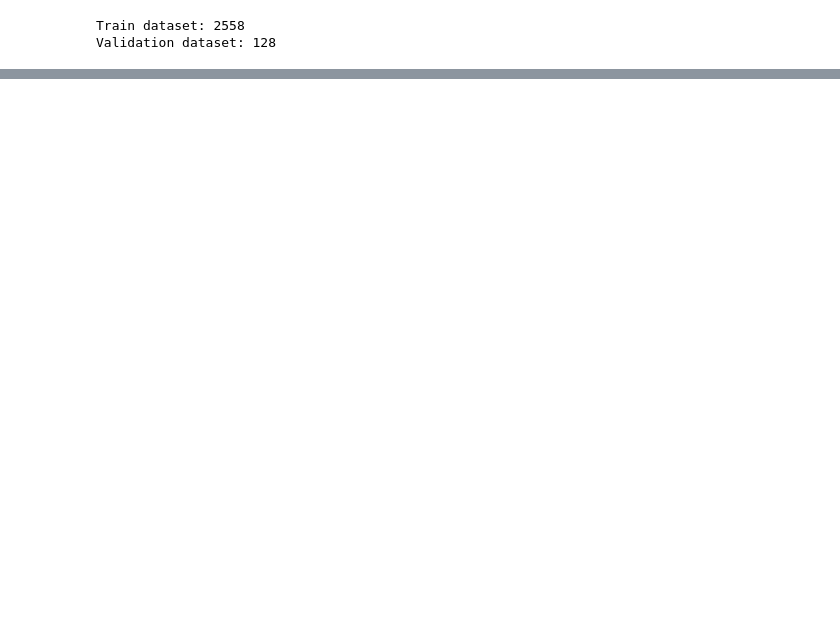
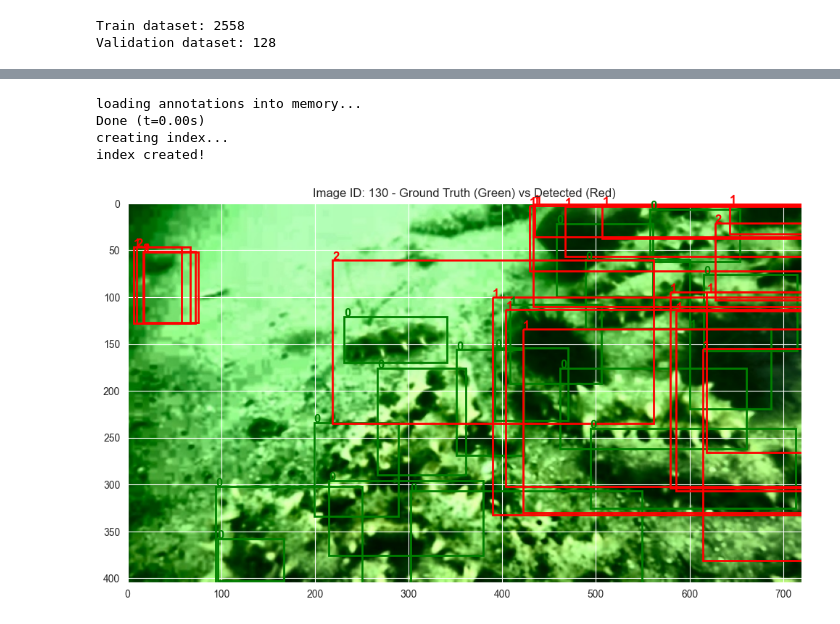
Before and after one commit to tommcamm/aut-deep-leaning, a Jupyter notebook: project/Python/VGG16.ipynb, the cells around one changed output, grey strips where cells are left out. Cells and saved outputs as stored; diff of their text form; code cells hidden in the pictures; blank space fills up the shorter version.

```diff
--- a/project/Python/VGG16.ipynb
+++ b/project/Python/VGG16.ipynb
@@ -235,0 +282,63 @@ KeyError: 'image_id'
+# %%
+import json
+import matplotlib.pyplot as plt
+import matplotlib.patches as patches
+from PIL import Image
+from pycocotools.coco import COCO
+
+# Function to load COCO annotations for a specific image
+def load_annotations(coco, image_id):
+    ann_ids = coco.getAnnIds(imgIds=image_id)
+    annotations = coco.loadAnns(ann_ids)
+    boxes = [ann['bbox'] for ann in annotations]
+    categories = [ann['category_id'] for ann in annotations]
+    return boxes, categories
+
+# Function to plot ground truth and detected bounding boxes with category IDs
+def plot_image_with_boxes(image_path, ground_truth_boxes, ground_truth_labels, detected_boxes, detected_labels, title):
+    img = Image.open(image_path).convert("RGB")
+    fig, ax = plt.subplots(1, figsize=(12, 8))
+    ax.imshow(img)
+
+    for box, label in zip(ground_truth_boxes, ground_truth_labels):
+        xmin, ymin, width, height = box
+        rect = patches.Rectangle((xmin, ymin), width, height, linewidth=2, edgecolor='g', facecolor='none')
+        ax.add_patch(rect)
+        plt.text(xmin, ymin, f'{label}', color='g', fontsize=12, weight='bold')
+
+    for box, label in zip(detected_boxes, detected_labels):
+        xmin, ymin, width, height = box
+        rect = patches.Rectangle((xmin, ymin), width, height, linewidth=2, edgecolor='r', facecolor='none')
+        ax.add_patch(rect)
+        plt.text(xmin, ymin, f'{label}', color='r', fontsize=12, weight='bold')
+
+    plt.title(title)
+    plt.show()
+
+# Load COCO validation annotations
+coco = COCO(val_annFile)
+
+# Load detection results
+with open("results.json") as f:
+    detection_results = json.load(f)
+
+# Select an image to visualize (you can choose any image ID)
+image_id = detection_results[15]['image_id']
+image_info = coco.loadImgs(image_id)[0]
+image_path = os.path.join(val_root, image_info['file_name'])
+
+# Load ground truth boxes and labels
+ground_truth_boxes, ground_truth_labels = load_annotations(coco, image_id)
+
+# Load detected boxes and labels
+detected_boxes = [res['bbox'] for res in detection_results if res['image_id'] == image_id]
+detected_labels = [res['category_id'] for res in detection_results if res['image_id'] == image_id]
+
+# Plot the image with ground truth and detected boxes and labels
+plot_image_with_boxes(image_path, ground_truth_boxes, ground_truth_labels, detected_boxes, detected_labels, title=f"Image ID: {image_id} - Ground Truth (Green) vs Detected (Red)")
+# %% [output]
+loading annotations into memory...
+Done (t=0.00s)
+creating index...
+index created!
+[figure, added]
```
Also changed, not shown: parts of 7 cells of this notebook.
